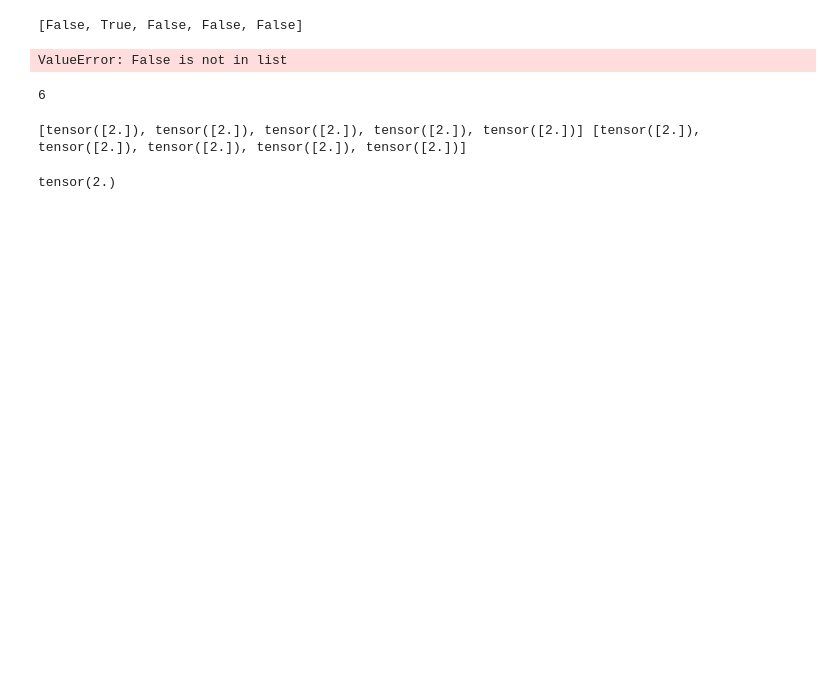
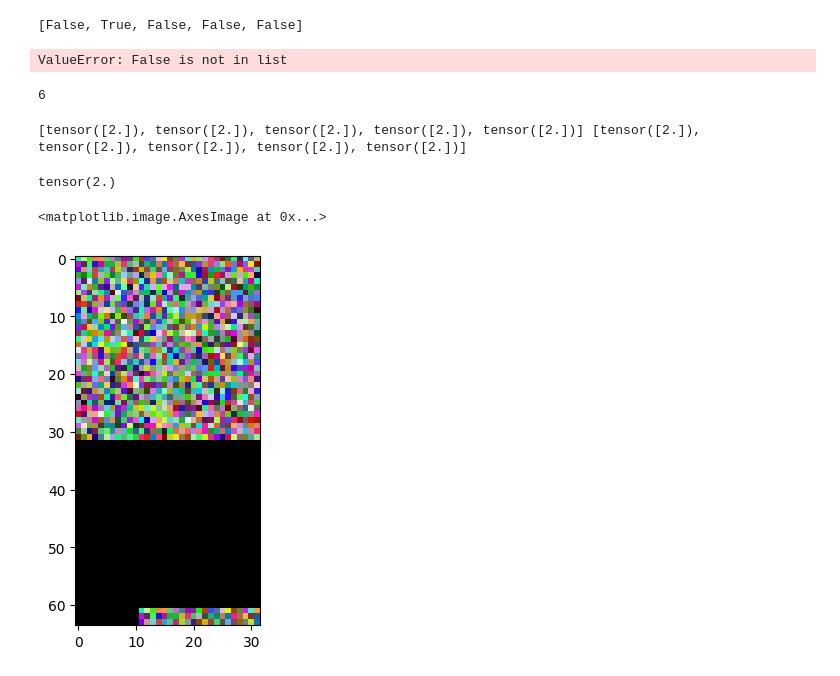
Before and after one commit to kkkkqq/NewBPTT, a Jupyter notebook: playground.ipynb, the cells around one changed output. Saved outputs shown, nothing was run; the diff lists cells and outputs as text; code cells hidden in the pictures; blank space fills up the shorter version.

```diff
--- a/playground.ipynb
+++ b/playground.ipynb
@@ -30,3 +30,50 @@ print(a,b)
 torch.max(a[0])
 # %% [output]
 tensor(2.)
+# %%
+import torch
+import matplotlib.pyplot as plt
+
+def crop_fn(x, batch=True):
+        from numpy.random import randint
+        from torch import from_numpy, meshgrid, clamp, arange
+        from torch.nn.functional import pad
+        from torch import long as torchlong
+        # The image is padded on its surrounding and then cropped.
+        ratio = 0.9
+
+        shift_x, shift_y = int(x.size(2) * ratio + 0.5), int(x.size(3) * ratio + 0.5)
+        if batch:
+            translation_x = randint(-shift_x, shift_x + 1)
+            translation_y = randint(-shift_y, shift_y + 1)
+        else:
+            translation_x = from_numpy(randint(-shift_x, shift_x+1, (x.size(0), 1, 1))).to(x.device)
+            # translation_x = torch.randint(-shift_x,
+            #                               shift_x + 1,
+            #                               size=[x.size(0), 1, 1],
+            #                               device=x.device)
+
+            translation_y = from_numpy(randint(-shift_y, shift_y+1, (x.size(0), 1, 1))).to(x.device)
+            # translation_y = torch.randint(-shift_y,
+            #                               shift_y + 1,
+            #                               size=[x.size(0), 1, 1],
+            #                               device=x.device)
+
+        grid_batch, grid_x, grid_y = meshgrid(
+            arange(x.size(0), dtype=torchlong, device=x.device),
+            arange(x.size(2), dtype=torchlong, device=x.device),
+            arange(x.size(3), dtype=torchlong, device=x.device),
+        )
+        grid_x = clamp(grid_x + translation_x + 1, 0, x.size(2) + 1)
+        grid_y = clamp(grid_y + translation_y + 1, 0, x.size(3) + 1)
+        x_pad = pad(x, (1, 1, 1, 1))
+        x = x_pad.permute(0, 2, 3, 1).contiguous()[grid_batch, grid_x, grid_y].permute(0, 3, 1, 2)
+        return x
+
+test_img = torch.rand((1,3,32,32))
+test_crop = crop_fn(test_img)
+show_tsr = torch.cat([test_img, test_crop], dim=2)
+plt.imshow(show_tsr.squeeze(0).permute(1,2,0).numpy())
+# %% [output]
+<matplotlib.image.AxesImage at 0x...>
+[figure, added]
```
Also changed, not shown: parts of 5 cells of this notebook, 23 other files.
